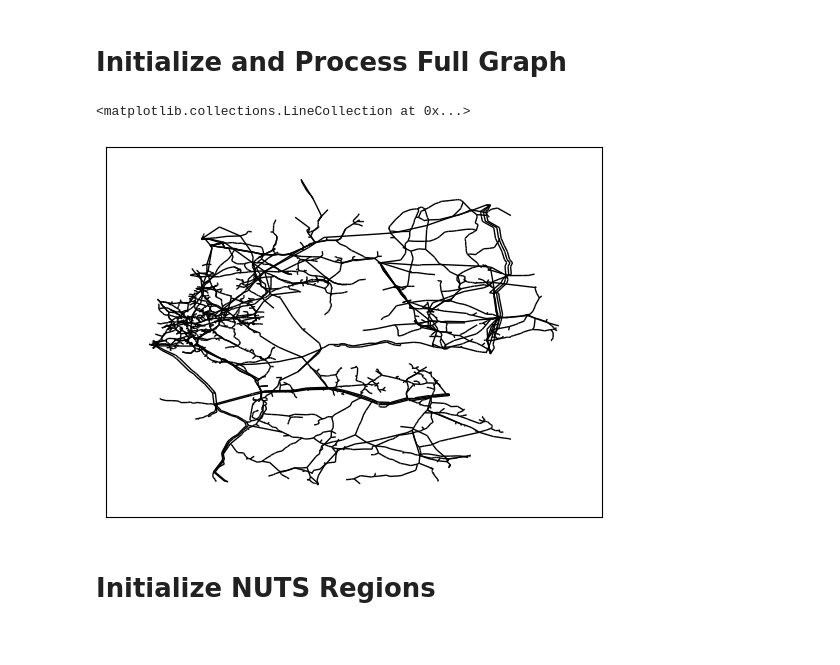
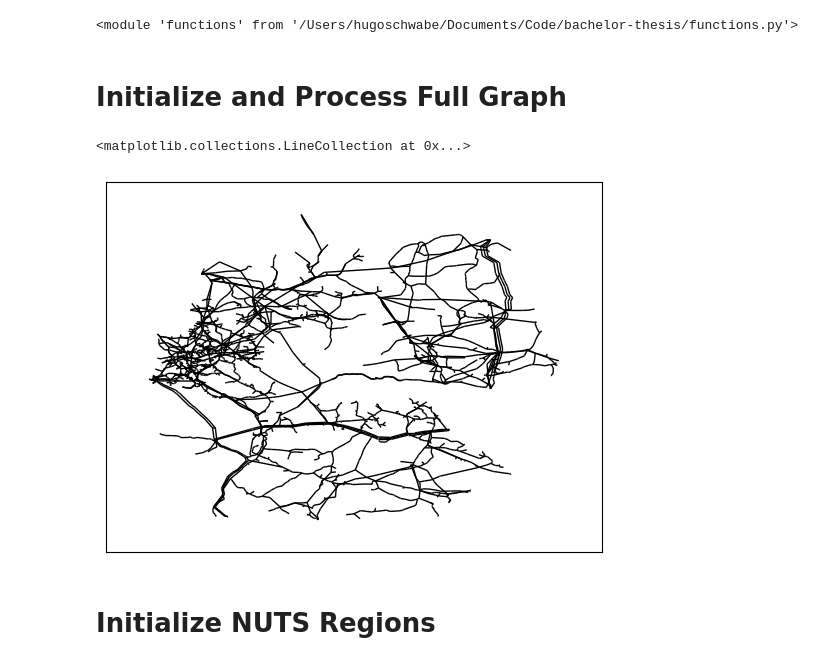
Before and after one commit to hugoschwabe/bachelor-thesis, a Jupyter notebook: benchmark.ipynb, the cells around one changed output. Drawn from its saved outputs; the diff is of its cells as text; code cells hidden in the pictures.

```diff
--- a/benchmark.ipynb
+++ b/benchmark.ipynb
@@ -6,31 +6,21 @@ import pandas as pd
 import networkx as nx
 import networkx.algorithms as algos
 from functools import partial
+import re
+import numpy as np
+from importlib import reload
 
-
-from functions import *
+import functions
+reload(functions)
+# %% [output]
+<module 'functions' from '/Users/hugoschwabe/Documents/Code/bachelor-thesis/functions.py'>
 # %% [markdown]
 # Initialize and Process Full Graph
-# %%
-#network from data
-original=nx.Graph()
-
-# add nodes
-nodes = pd.read_csv("nodes_DE2023_methane.csv")
-for i in range(0, nodes.shape[0]):
-	# id,name,alias,type,x,y,height
-	node = nodes.iloc[i]
-	original.add_node(node.id, name=node.name, alias=node.alias, type=node.type, x=node.x, y=node.y, height=node.height)
-
-# add edges
-edges = pd.read_csv("edges_DE2023_methane.csv")
-for i in range(0, edges.shape[0]):
-	#id,node0_id,node1_id,name,alias,type,diameter,length,roughness,rin,rout,pimin,pomax
-	edge = edges.iloc[i]
-	original.add_edge(edge.node0_id, edge.node1_id, id=edge.id, name=edge.name, alias=edge.alias, type=edge.type, length=edge.length, roughness=edge.roughness, rin=edge.rin, rout=edge.rout, pimin=edge.pimin, pomax=edge.pomax)
+# %%
+original = nx.read_gml("./data/de2025_simp.gml")
 # %%
-original_pos = {node: (data["x"], data["y"]) for node, data in original.nodes(data=True)}
-nx.draw_networkx_edges(original, original_pos)
+original_pos = {node: (data["coord"]) for node, data in original.nodes(data=True)}
+nx.draw_networkx_edges(original, original_pos, arrows=False)
 # %% [output]
 <matplotlib.collections.LineCollection at 0x...>
-[figure, old version]
+[figure, new version]
```
Also changed, not shown: parts of 13 cells of this notebook, 9 other files.
